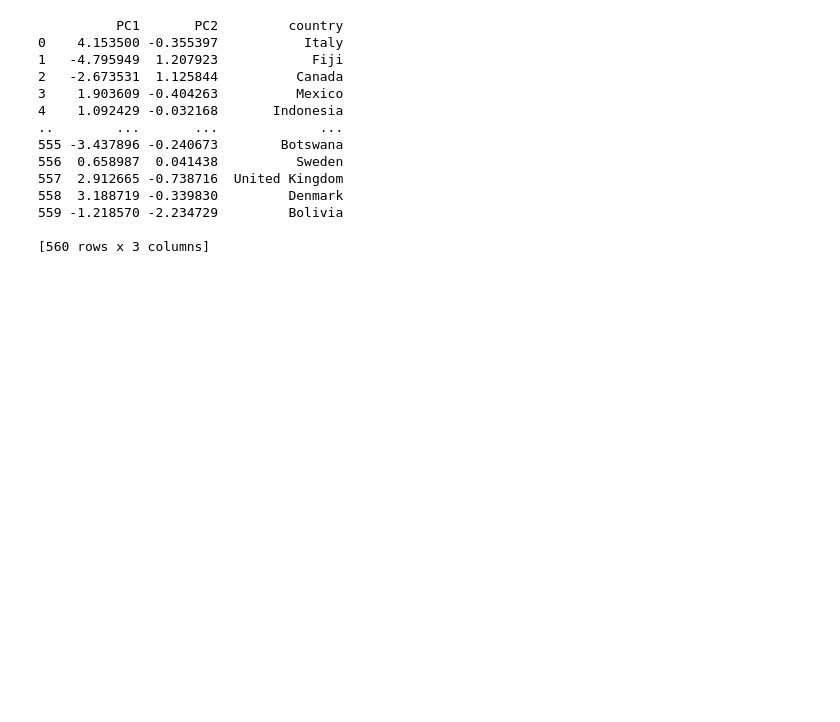
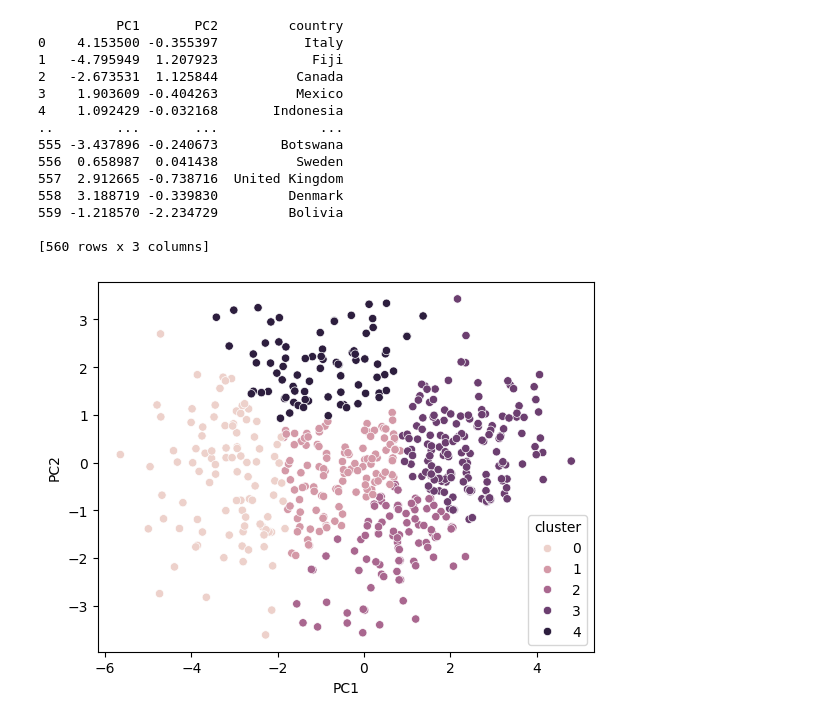
Before and after one commit to AL4594/TripInsight, a Jupyter notebook: notebook.ipynb, the cells around one changed output. Drawn from its saved outputs; the diff is of its cells as text; code cells hidden in the pictures; blank space fills up the shorter version.

```diff
--- a/notebook.ipynb
+++ b/notebook.ipynb
@@ -132,3 +132,22 @@ print(df_pca)
 559 -1.218570 -2.234729         Bolivia
 
 [560 rows x 3 columns]
+# %%
+from sklearn.cluster import KMeans
+
+# Choose number of clusters (e.g. 5)
+kmeans = KMeans(n_clusters=5, random_state=42)
+df_pca['cluster'] = kmeans.fit_predict(pca_result)
+# %%
+import seaborn as sns
+sns.scatterplot(data=df_pca, x='PC1', y='PC2', hue='cluster')
+cluster_names = {
+    0: "Urban Nightlife",
+    1: "Nature Adventure",
+    2: "Wellness Retreats",
+    3: "Cultural Cities",
+    4: "Remote Seclusion"
+}
+df_pca['cluster_name'] = df_pca['cluster'].map(cluster_names)
+# %% [output]
+[figure, added]
```
Also changed, not shown: 8 other files.
